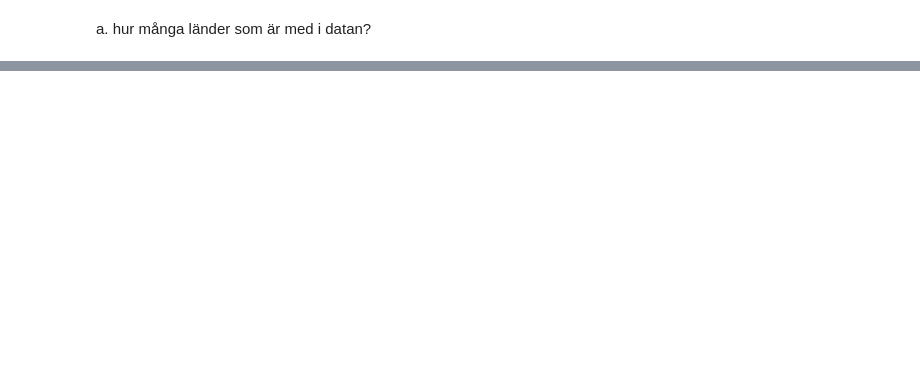
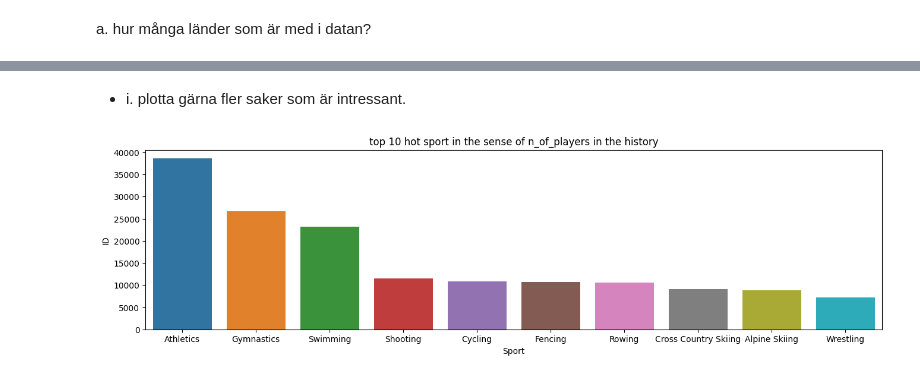
Before and after one commit to yuna-liu/Databehandling-OS-Yuna-Joachim, a Jupyter notebook: Q0_Y.ipynb, the cells around one changed output, grey strips where cells are left out. Drawn from its saved outputs; the diff is of its cells as text; code cells hidden in the pictures; blank space fills up the shorter version.

```diff
--- a/Q0_Y.ipynb
+++ b/Q0_Y.ipynb
@@ -12,9 +12,9 @@ import plotly.graph_objects as go
 from datetime import datetime
 from load_data import ShowMeData
 # %%
-df_object = ShowMeData("athlete_events.csv")
-athlete_events = df_object.parse_data()
-print(df_object.show_info())
+athlete_object = ShowMeData("athlete_events.csv")
+athlete = athlete_object.parse_data()
+print(athlete_object.show_info())
 # %% [output]
 <class 'pandas.core.frame.DataFrame'>
 RangeIndex: 271116 entries, 0 to 271115
@@ -74,0 +233,11 @@ i. plotta gärna fler saker som är intressant.
+# %% [markdown]
+- i. plotta gärna fler saker som är intressant.
+# %%
+# top 10 hot sport in the sense of n_of_players in the history
+
+sport_players = athlete_regions.groupby("Sport").count()
+sport_players = sport_players.sort_values("ID", ascending=False).head(10)
+fix, ax = plt.subplots(dpi=100, figsize=[16,4])
+sns.barplot(data=sport_players, x=sport_players.index, y="ID").set(title="top 10 hot sport in the sense of n_of_players in the history");
+# %% [output]
+[figure, added]
```
Also changed, not shown: parts of 28 cells of this notebook.
